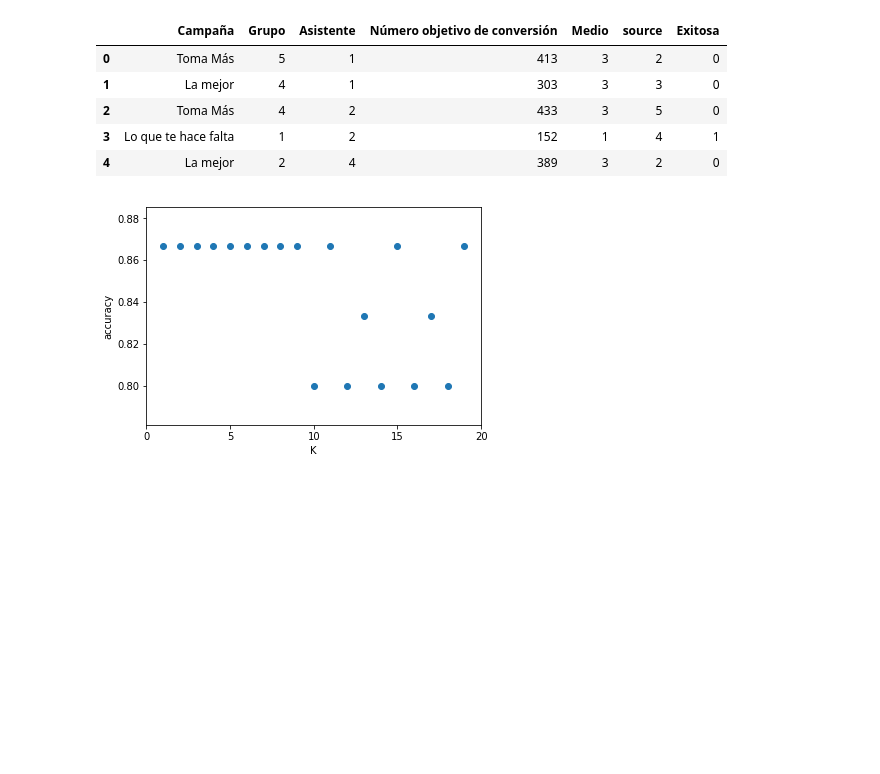
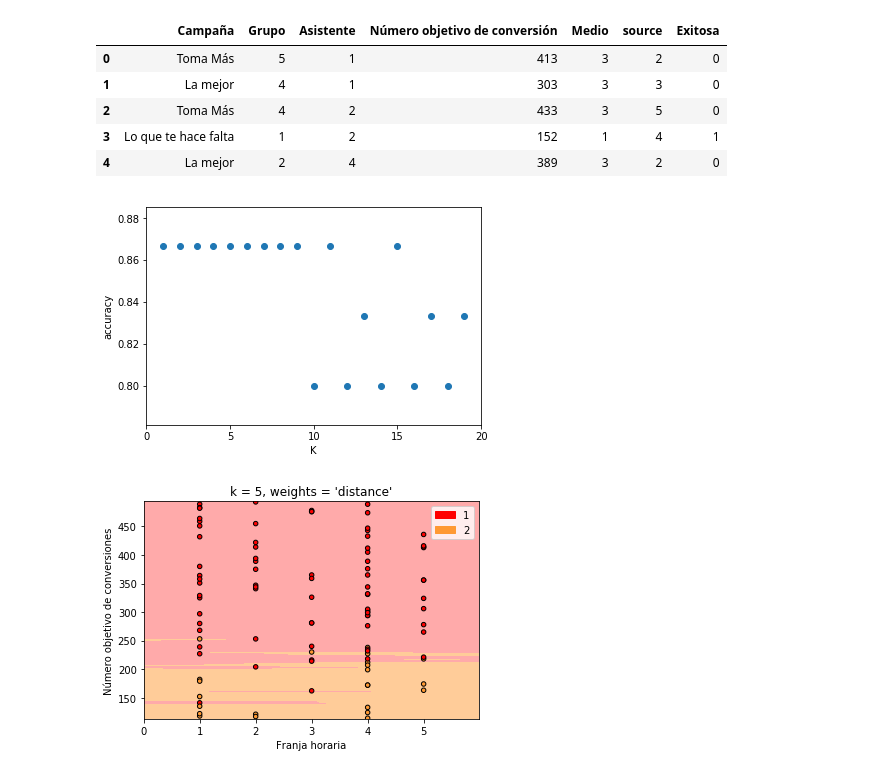
Before and after one commit to riarangogi/ResolveStudio, a Jupyter notebook: modely.ipynb, the cells around one changed output. Saved outputs shown, nothing was run; the diff lists cells and outputs as text; code cells hidden in the pictures; blank space fills up the shorter version.

```diff
--- a/modely.ipynb
+++ b/modely.ipynb
@@ -61,8 +63,8 @@ Optimization terminated successfully.
 ## Campañas exitosas
 # %%
 campaignData = pd.read_csv("./Data/Tidy/campaignData.csv")
-X = campaignData.drop(["Campaña", "Exitosa"], axis=1)
-y = campaignData["Exitosa"]
+X = campaignData.drop(["Campaña", "Asistente", "Medio", "source", "Exitosa"], axis=1).values
+y = campaignData["Exitosa"].values
 X_train, X_test, y_train, y_test = train_test_split(X, y, test_size=0.3, random_state=47)
 campaignData.head()
 # %% [output]
@@ -88,4 +90,31 @@ plt.scatter(k_range, scores)
 plt.xticks([0,5,10,15,20])
 plt.show()
 # %% [output]
-[figure, old version]
+[figure, new version]
+# %%
+h = .02
+K = 5
+cmap_light = ListedColormap(['#FFAAAA', '#ffcc99'])
+cmap_bold = ListedColormap(['#FF0000', '#ff9933'])
+clf = KNeighborsClassifier(K, weights='distance')
+clf.fit(X, y)
+x_min, x_max = X[:, 0].min() - 1, X[:, 0].max() + 1
+y_min, y_max = X[:, 1].min() - 1, X[:, 1].max() + 1
+xx, yy = np.meshgrid(np.arange(x_min, x_max, h), np.arange(y_min, y_max, h))
+# %%
+Z = clf.predict(np.c_[xx.ravel(), yy.ravel()])
+Z = Z.reshape(xx.shape)
+plt.figure()
+plt.pcolormesh(xx, yy, Z, cmap=cmap_light)
+plt.scatter(X[:, 0], X[:, 1], c=y, cmap=cmap_bold, edgecolor='k', s=20)
+plt.xlim(xx.min(), xx.max())
+plt.ylim(yy.min(), yy.max())
+patch0 = mpatches.Patch(color='#FF0000', label='1')
+patch1 = mpatches.Patch(color='#ff9933', label='2')
+plt.legend(handles=[patch0, patch1])
+plt.xlabel('Franja horaria')
+plt.ylabel('Número objetivo de conversiones')
+plt.title("k = %i, weights = '%s'"  % (K, 'distance'))
+plt.show()
+# %% [output]
+[figure, added]
```
Also changed, not shown: parts of 1 cell of this notebook.
